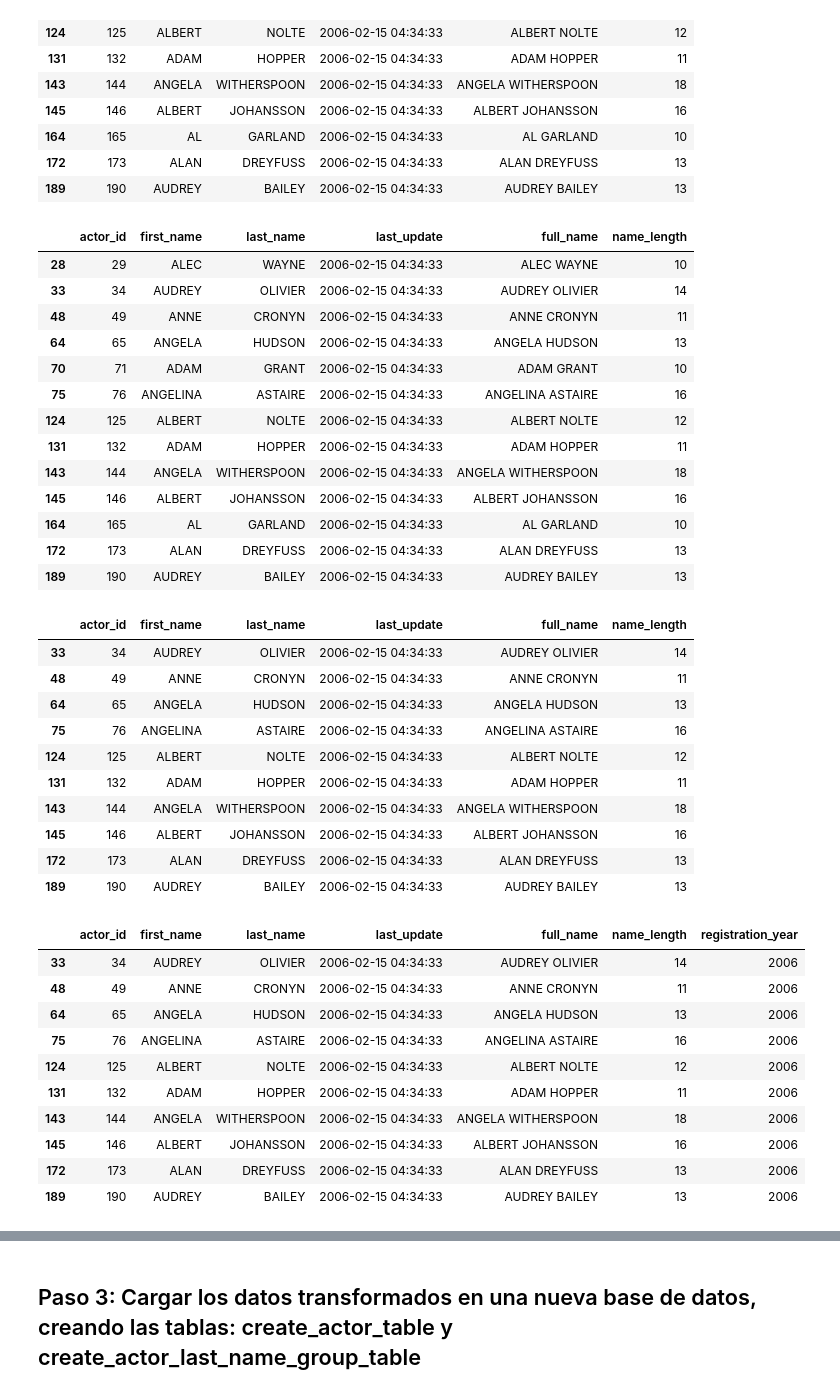
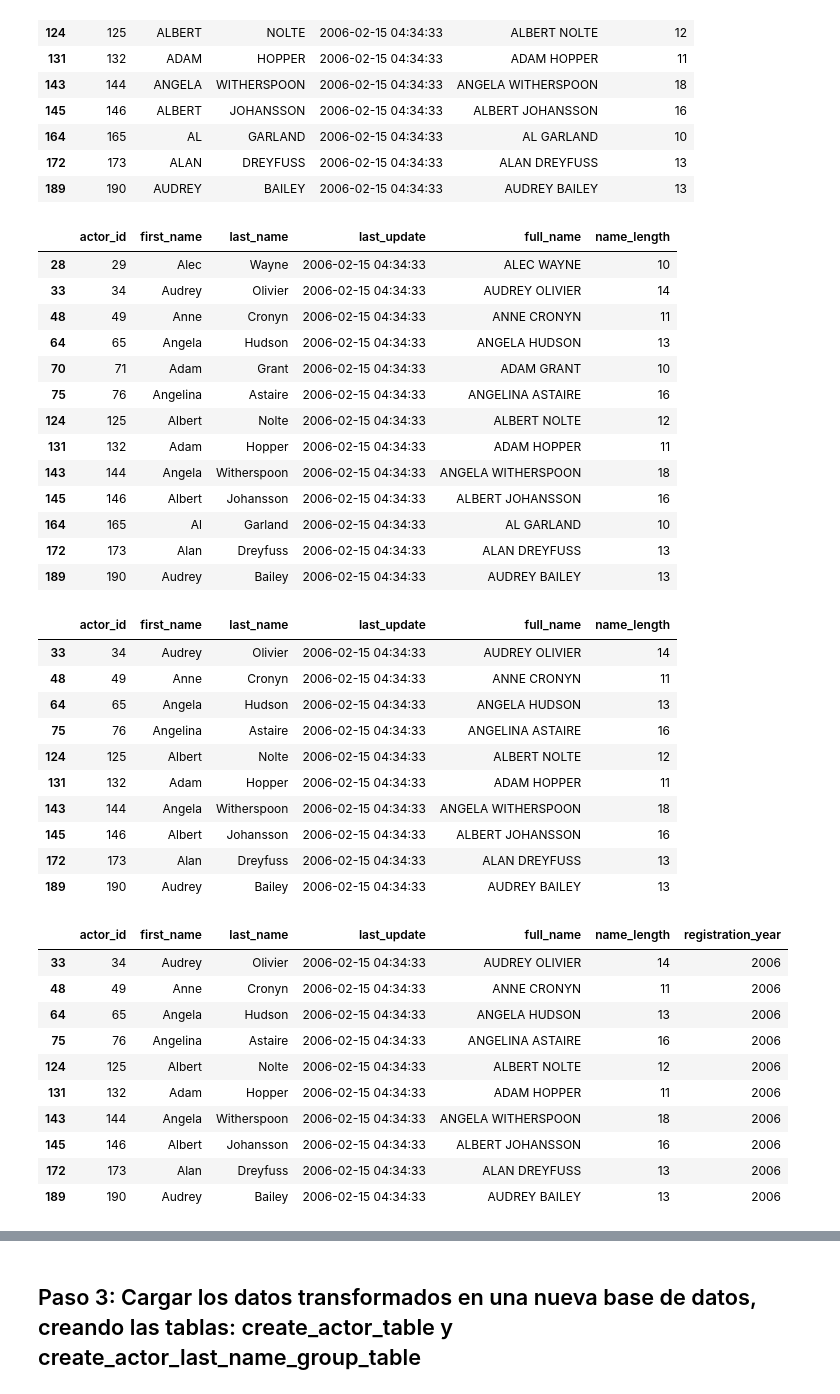
Before and after one commit to ArnolPlazas/ETL_with_Python, a Jupyter notebook: Ejercicio ETL - Sakila-db.ipynb, the cells around one changed output, grey strips where cells are left out. Cells and saved outputs as stored; diff of their text form; code cells hidden in the pictures.

```diff
--- a/Ejercicio ETL - Sakila-db.ipynb
+++ b/Ejercicio ETL - Sakila-db.ipynb
@@ -149,56 +149,56 @@ df_filtered
 | 189 | 190 | AUDREY | BAILEY | 2006-02-15 04:34:33 | AUDREY BAILEY | 13 |
 # %%
 # 4. Convertir todos los nombres a mayúsculas (tanto 'first_name' como 'last_name')
-df_filtered['first_name'] = df_filtered['first_name'].str.upper()
-df_filtered['last_name'] = df_filtered['last_name'].str.upper()
+df_filtered['first_name'] = df_filtered['first_name'].str.capitalize()
+df_filtered['last_name'] = df_filtered['last_name'].str.capitalize()
 df_filtered
 # %% [output]
 |  | actor_id | first_name | last_name | last_update | full_name | name_length |
-| 28 | 29 | ALEC | WAYNE | 2006-02-15 04:34:33 | ALEC WAYNE | 10 |
-| 33 | 34 | AUDREY | OLIVIER | 2006-02-15 04:34:33 | AUDREY OLIVIER | 14 |
-| 48 | 49 | ANNE | CRONYN | 2006-02-15 04:34:33 | ANNE CRONYN | 11 |
-| 64 | 65 | ANGELA | HUDSON | 2006-02-15 04:34:33 | ANGELA HUDSON | 13 |
-| 70 | 71 | ADAM | GRANT | 2006-02-15 04:34:33 | ADAM GRANT | 10 |
-| 75 | 76 | ANGELINA | ASTAIRE | 2006-02-15 04:34:33 | ANGELINA ASTAIRE | 16 |
-| 124 | 125 | ALBERT | NOLTE | 2006-02-15 04:34:33 | ALBERT NOLTE | 12 |
-| 131 | 132 | ADAM | HOPPER | 2006-02-15 04:34:33 | ADAM HOPPER | 11 |
-| 143 | 144 | ANGELA | WITHERSPOON | 2006-02-15 04:34:33 | ANGELA WITHERSPOON | 18 |
-| 145 | 146 | ALBERT | JOHANSSON | 2006-02-15 04:34:33 | ALBERT JOHANSSON | 16 |
-| 164 | 165 | AL | GARLAND | 2006-02-15 04:34:33 | AL GARLAND | 10 |
-| 172 | 173 | ALAN | DREYFUSS | 2006-02-15 04:34:33 | ALAN DREYFUSS | 13 |
-| 189 | 190 | AUDREY | BAILEY | 2006-02-15 04:34:33 | AUDREY BAILEY | 13 |
+| 28 | 29 | Alec | Wayne | 2006-02-15 04:34:33 | ALEC WAYNE | 10 |
+| 33 | 34 | Audrey | Olivier | 2006-02-15 04:34:33 | AUDREY OLIVIER | 14 |
+| 48 | 49 | Anne | Cronyn | 2006-02-15 04:34:33 | ANNE CRONYN | 11 |
+| 64 | 65 | Angela | Hudson | 2006-02-15 04:34:33 | ANGELA HUDSON | 13 |
+| 70 | 71 | Adam | Grant | 2006-02-15 04:34:33 | ADAM GRANT | 10 |
+| 75 | 76 | Angelina | Astaire | 2006-02-15 04:34:33 | ANGELINA ASTAIRE | 16 |
+| 124 | 125 | Albert | Nolte | 2006-02-15 04:34:33 | ALBERT NOLTE | 12 |
+| 131 | 132 | Adam | Hopper | 2006-02-15 04:34:33 | ADAM HOPPER | 11 |
+| 143 | 144 | Angela | Witherspoon | 2006-02-15 04:34:33 | ANGELA WITHERSPOON | 18 |
+| 145 | 146 | Albert | Johansson | 2006-02-15 04:34:33 | ALBERT JOHANSSON | 16 |
+| 164 | 165 | Al | Garland | 2006-02-15 04:34:33 | AL GARLAND | 10 |
+| 172 | 173 | Alan | Dreyfuss | 2006-02-15 04:34:33 | ALAN DREYFUSS | 13 |
+| 189 | 190 | Audrey | Bailey | 2006-02-15 04:34:33 | AUDREY BAILEY | 13 |
 # %%
 # 5. Filtrar actores cuya longitud del nombre completo sea mayor que 10 caracteres
 df_filtered = df_filtered[df_filtered['name_length'] > 10]
 df_filtered
 # %% [output]
 |  | actor_id | first_name | last_name | last_update | full_name | name_length |
-| 33 | 34 | AUDREY | OLIVIER | 2006-02-15 04:34:33 | AUDREY OLIVIER | 14 |
-| 48 | 49 | ANNE | CRONYN | 2006-02-15 04:34:33 | ANNE CRONYN | 11 |
-| 64 | 65 | ANGELA | HUDSON | 2006-02-15 04:34:33 | ANGELA HUDSON | 13 |
-| 75 | 76 | ANGELINA | ASTAIRE | 2006-02-15 04:34:33 | ANGELINA ASTAIRE | 16 |
-| 124 | 125 | ALBERT | NOLTE | 2006-02-15 04:34:33 | ALBERT NOLTE | 12 |
-| 131 | 132 | ADAM | HOPPER | 2006-02-15 04:34:33 | ADAM HOPPER | 11 |
-| 143 | 144 | ANGELA | WITHERSPOON | 2006-02-15 04:34:33 | ANGELA WITHERSPOON | 18 |
-| 145 | 146 | ALBERT | JOHANSSON | 2006-02-15 04:34:33 | ALBERT JOHANSSON | 16 |
-| 172 | 173 | ALAN | DREYFUSS | 2006-02-15 04:34:33 | ALAN DREYFUSS | 13 |
-| 189 | 190 | AUDREY | BAILEY | 2006-02-15 04:34:33 | AUDREY BAILEY | 13 |
+| 33 | 34 | Audrey | Olivier | 2006-02-15 04:34:33 | AUDREY OLIVIER | 14 |
+| 48 | 49 | Anne | Cronyn | 2006-02-15 04:34:33 | ANNE CRONYN | 11 |
+| 64 | 65 | Angela | Hudson | 2006-02-15 04:34:33 | ANGELA HUDSON | 13 |
+| 75 | 76 | Angelina | Astaire | 2006-02-15 04:34:33 | ANGELINA ASTAIRE | 16 |
+| 124 | 125 | Albert | Nolte | 2006-02-15 04:34:33 | ALBERT NOLTE | 12 |
+| 131 | 132 | Adam | Hopper | 2006-02-15 04:34:33 | ADAM HOPPER | 11 |
+| 143 | 144 | Angela | Witherspoon | 2006-02-15 04:34:33 | ANGELA WITHERSPOON | 18 |
+| 145 | 146 | Albert | Johansson | 2006-02-15 04:34:33 | ALBERT JOHANSSON | 16 |
+| 172 | 173 | Alan | Dreyfuss | 2006-02-15 04:34:33 | ALAN DREYFUSS | 13 |
+| 189 | 190 | Audrey | Bailey | 2006-02-15 04:34:33 | AUDREY BAILEY | 13 |
 # %%
 # 6. Calcular el año de registro del actor
 df_filtered['registration_year'] = pd.to_datetime(df_filtered['last_update']).dt.year
 df_filtered
 # %% [output]
 |  | actor_id | first_name | last_name | last_update | full_name | name_length | registration_year |
-| 33 | 34 | AUDREY | OLIVIER | 2006-02-15 04:34:33 | AUDREY OLIVIER | 14 | 2006 |
-| 48 | 49 | ANNE | CRONYN | 2006-02-15 04:34:33 | ANNE CRONYN | 11 | 2006 |
-| 64 | 65 | ANGELA | HUDSON | 2006-02-15 04:34:33 | ANGELA HUDSON | 13 | 2006 |
-| 75 | 76 | ANGELINA | ASTAIRE | 2006-02-15 04:34:33 | ANGELINA ASTAIRE | 16 | 2006 |
-| 124 | 125 | ALBERT | NOLTE | 2006-02-15 04:34:33 | ALBERT NOLTE | 12 | 2006 |
-| 131 | 132 | ADAM | HOPPER | 2006-02-15 04:34:33 | ADAM HOPPER | 11 | 2006 |
-| 143 | 144 | ANGELA | WITHERSPOON | 2006-02-15 04:34:33 | ANGELA WITHERSPOON | 18 | 2006 |
-| 145 | 146 | ALBERT | JOHANSSON | 2006-02-15 04:34:33 | ALBERT JOHANSSON | 16 | 2006 |
-| 172 | 173 | ALAN | DREYFUSS | 2006-02-15 04:34:33 | ALAN DREYFUSS | 13 | 2006 |
-| 189 | 190 | AUDREY | BAILEY | 2006-02-15 04:34:33 | AUDREY BAILEY | 13 | 2006 |
+| 33 | 34 | Audrey | Olivier | 2006-02-15 04:34:33 | AUDREY OLIVIER | 14 | 2006 |
+| 48 | 49 | Anne | Cronyn | 2006-02-15 04:34:33 | ANNE CRONYN | 11 | 2006 |
+| 64 | 65 | Angela | Hudson | 2006-02-15 04:34:33 | ANGELA HUDSON | 13 | 2006 |
+| 75 | 76 | Angelina | Astaire | 2006-02-15 04:34:33 | ANGELINA ASTAIRE | 16 | 2006 |
+| 124 | 125 | Albert | Nolte | 2006-02-15 04:34:33 | ALBERT NOLTE | 12 | 2006 |
+| 131 | 132 | Adam | Hopper | 2006-02-15 04:34:33 | ADAM HOPPER | 11 | 2006 |
+| 143 | 144 | Angela | Witherspoon | 2006-02-15 04:34:33 | ANGELA WITHERSPOON | 18 | 2006 |
+| 145 | 146 | Albert | Johansson | 2006-02-15 04:34:33 | ALBERT JOHANSSON | 16 | 2006 |
+| 172 | 173 | Alan | Dreyfuss | 2006-02-15 04:34:33 | ALAN DREYFUSS | 13 | 2006 |
+| 189 | 190 | Audrey | Bailey | 2006-02-15 04:34:33 | AUDREY BAILEY | 13 | 2006 |
 # %%
 # 7. Agrupar por 'last_name' y contar cuántos actores tienen ese apellido
 df_grouped = df_filtered.groupby('last_name').agg(
```
Also changed, not shown: parts of 4 cells of this notebook, 1 other file.
